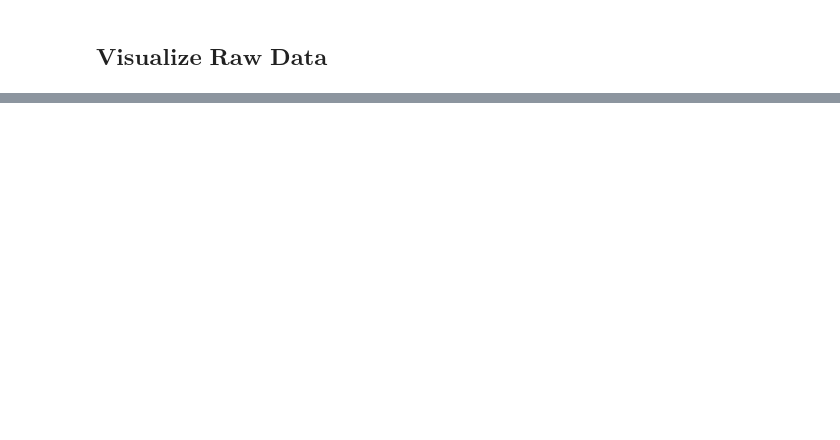
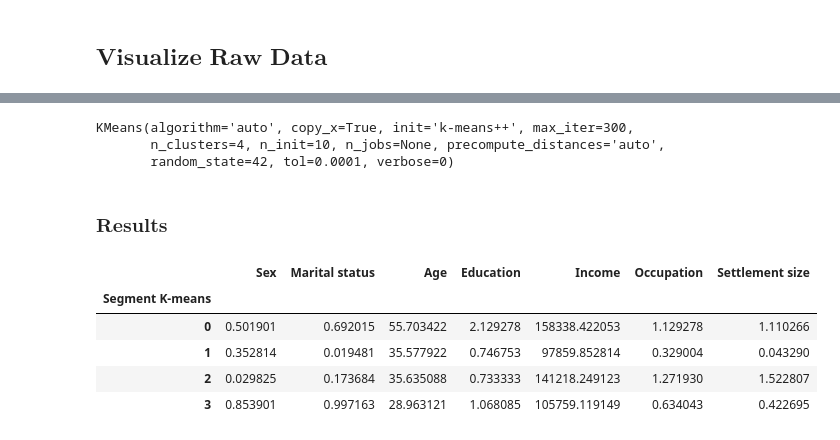
Before and after one commit to matthiasuave/Customer-Segmentation, a Jupyter notebook: Customer_Analytics_Segmentation.ipynb, the cells around one changed output, grey strips where cells are left out. Drawn from its saved outputs; the diff is of its cells as text; code cells hidden in the pictures; blank space fills up the shorter version.

```diff
--- a/Customer_Analytics_Segmentation.ipynb
+++ b/Customer_Analytics_Segmentation.ipynb
@@ -91,0 +130,9 @@ Text(0.5, 1.0, 'Visualization of raw data')
+# %%
+# Perform K-means clustering. We consider 1 to 10 clusters, so our for loop runs 10 iterations.
+# In addition we run the algortihm at many different starting points - k means plus plus.
+# And we set a random state for reproducibility.
+wcss = []
+for i in range(1,11):
+    kmeans = KMeans(n_clusters = i, init = 'k-means++', random_state = 42)
+    kmeans.fit(segmentation_std)
+    wcss.append(kmeans.inertia_)
@@ -91,0 +154,9 @@ Text(0.5, 1.0, 'Visualization of raw data')
+# %%
+# We divide our data into the four clusters.
+kmeans.fit(segmentation_std)
+# %% [output]
+KMeans(algorithm='auto', copy_x=True, init='k-means++', max_iter=300,
+       n_clusters=4, n_init=10, n_jobs=None, precompute_distances='auto',
+       random_state=42, tol=0.0001, verbose=0)
+# %% [markdown]
+### ${\textbf{Results}}$
@@ -91,0 +167,11 @@ Text(0.5, 1.0, 'Visualization of raw data')
+# %%
+# Calculate mean values for the clusters
+df_segm_analysis = df_segm_kmeans.groupby(['Segment K-means']).mean()
+df_segm_analysis
+# %% [output]
+|  | Sex | Marital status | Age | Education | Income | Occupation | Settlement size |
+| Segment K-means |  |  |  |  |  |  |  |
+| 0 | 0.501901 | 0.692015 | 55.703422 | 2.129278 | 158338.422053 | 1.129278 | 1.110266 |
+| 1 | 0.352814 | 0.019481 | 35.577922 | 0.746753 | 97859.852814 | 0.329004 | 0.043290 |
+| 2 | 0.029825 | 0.173684 | 35.635088 | 0.733333 | 141218.249123 | 1.271930 | 1.522807 |
+| 3 | 0.853901 | 0.997163 | 28.963121 | 1.068085 | 105759.119149 | 0.634043 | 0.422695 |
```
Also changed, not shown: parts of 17 cells of this notebook.
